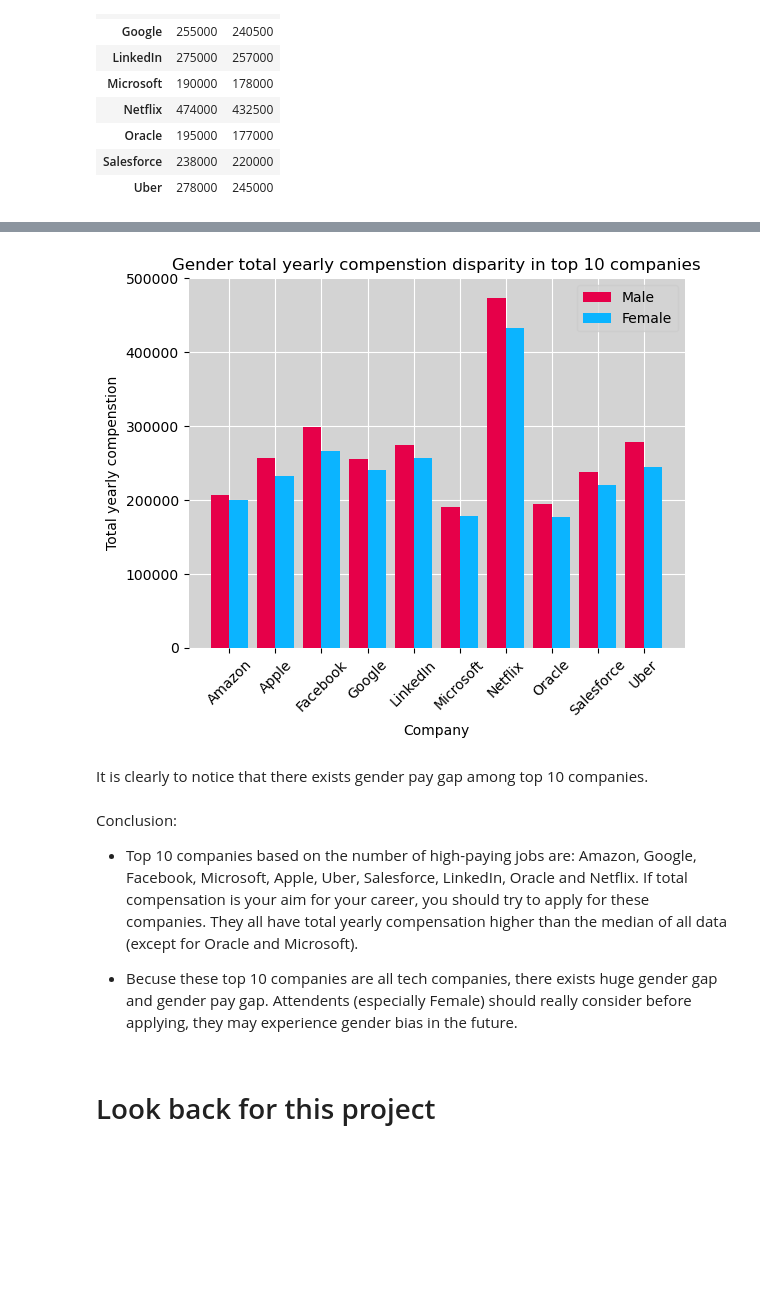
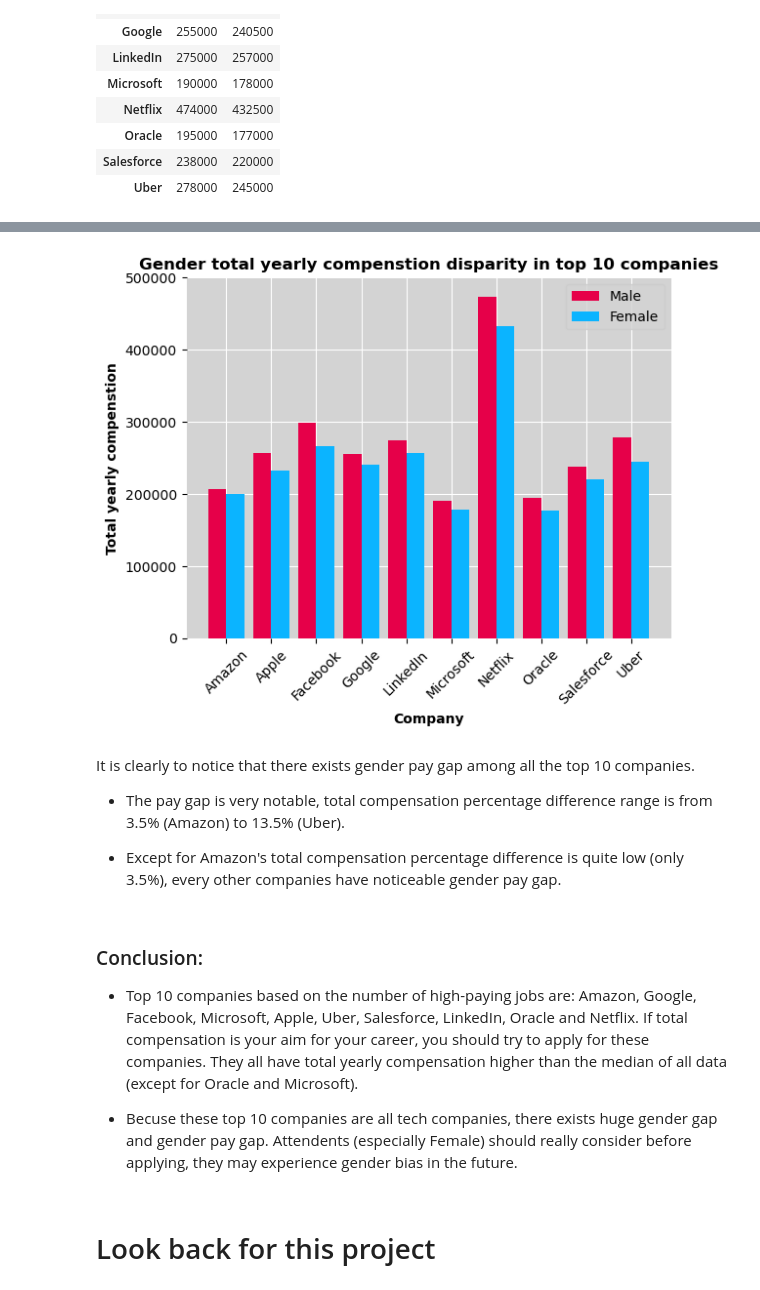
Before and after one commit to hoangvo1902/CSC17104_PROGRAMMING-FOR-DATA-SCIENCE, a Jupyter notebook: Final project_Completed.ipynb, the cells around one changed output, grey strips where cells are left out. Saved outputs shown, nothing was run; the diff lists cells and outputs as text; code cells hidden in the pictures; blank space fills up the shorter version.

```diff
--- a/Final project_Completed.ipynb
+++ b/Final project_Completed.ipynb
@@ -290,0 +318,2 @@ There are just only total 8 times did not have the score, 12 times did not have
+# %%
+salary_df.drop(index=46988, inplace=True)
@@ -290,0 +422,4 @@ There are just only total 8 times did not have the score, 12 times did not have
+# %%
+salary_df['gender'] = salary_df['gender'].replace(to_replace=["Other", "Title: Senior Software Engineer"], value= np.nan)
+salary_df['gender'] = salary_df['gender'].astype('string')
+salary_df['gender'].unique()
@@ -425,3 +472,0 @@ As you can see, Column Education where has Highshool, Some College only occupy a
-# %%
-salary_df['Education'] = salary_df['Education'].replace(to_replace=["Highschool", "Some College"], value= np.nan)
-salary_df['Education'].unique()
@@ -758,21 +817,25 @@ genderSalary_median
 # %%
 x = np.arange(10)
 plt.bar(x - 0.2, maleSalary_median, 0.4, label='Male')
 plt.bar(x + 0.2, femaleSalary_median, 0.4, label='Female')
 
 plt.xticks(x, genderSalary_median.index, rotation= 45)
-plt.xlabel("Company")
-plt.ylabel("Total yearly compenstion")
-plt.title("Gender total yearly compenstion disparity in top 10 companies")
+plt.xlabel("Company", fontweight ='bold')
+plt.ylabel("Total yearly compenstion", fontweight ='bold')
+plt.title("Gender total yearly compenstion disparity in top 10 companies", fontweight ='bold')
 plt.axis(ymax = 500000)
 plt.legend()
 plt.show()
 # %% [output]
-[figure, old version]
+[figure, new version]
-# %% [markdown]
-It is clearly to notice that there exists gender pay gap among top 10 companies.
+# %% [markdown]
+It is clearly to notice that there exists gender pay gap among all the top 10 companies.
+
+- The pay gap is very notable, total compensation percentage difference range is from 3.5% (Amazon) to 13.5% (Uber).
+
+- Except for Amazon's total compensation percentage difference is quite low (only 3.5%), every other companies have noticeable gender pay gap.
 # %% [markdown]
-Conclusion:
+### Conclusion:
 
 - Top 10 companies based on the number of high-paying jobs are: Amazon, Google, Facebook, Microsoft, Apple, Uber, Salesforce, LinkedIn, Oracle and Netflix. If total compensation is your aim for your career, you should try to apply for these companies. They all have total yearly compensation higher than the median of all data (except for Oracle and Microsoft).
 
```
Also changed, not shown: parts of 77 cells of this notebook.
